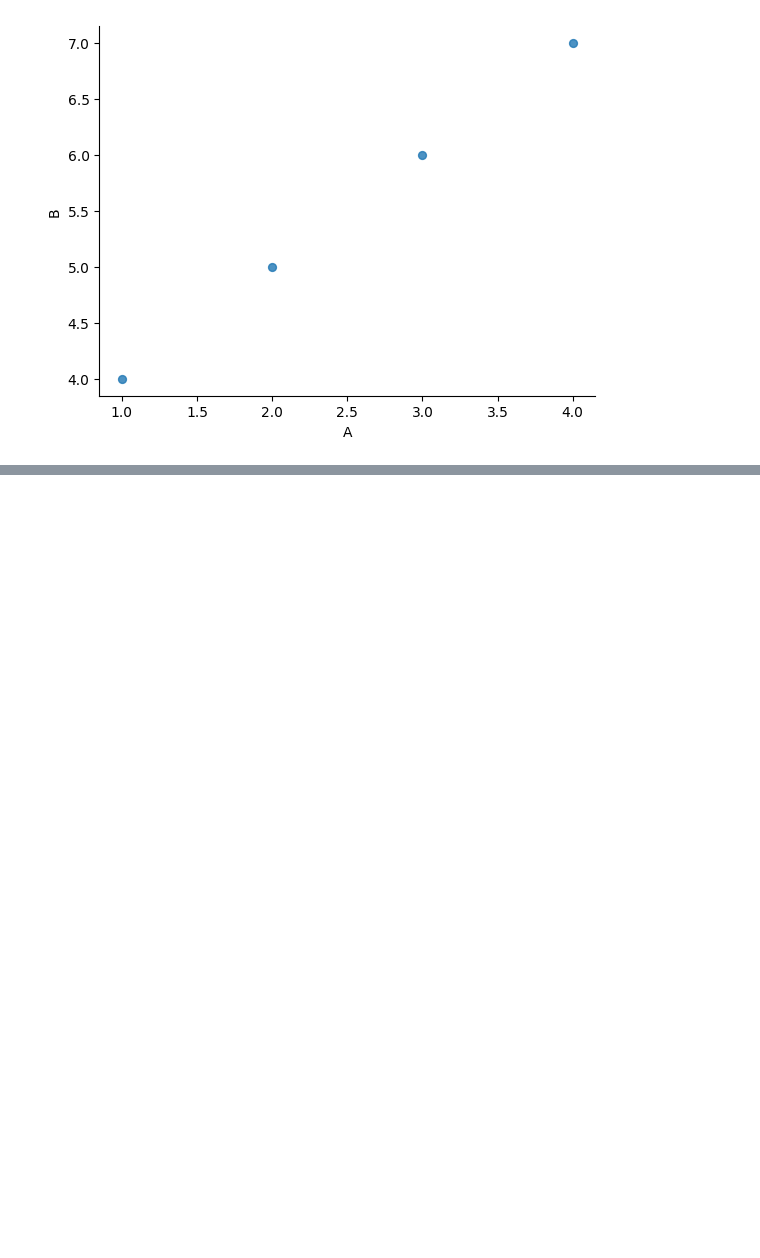
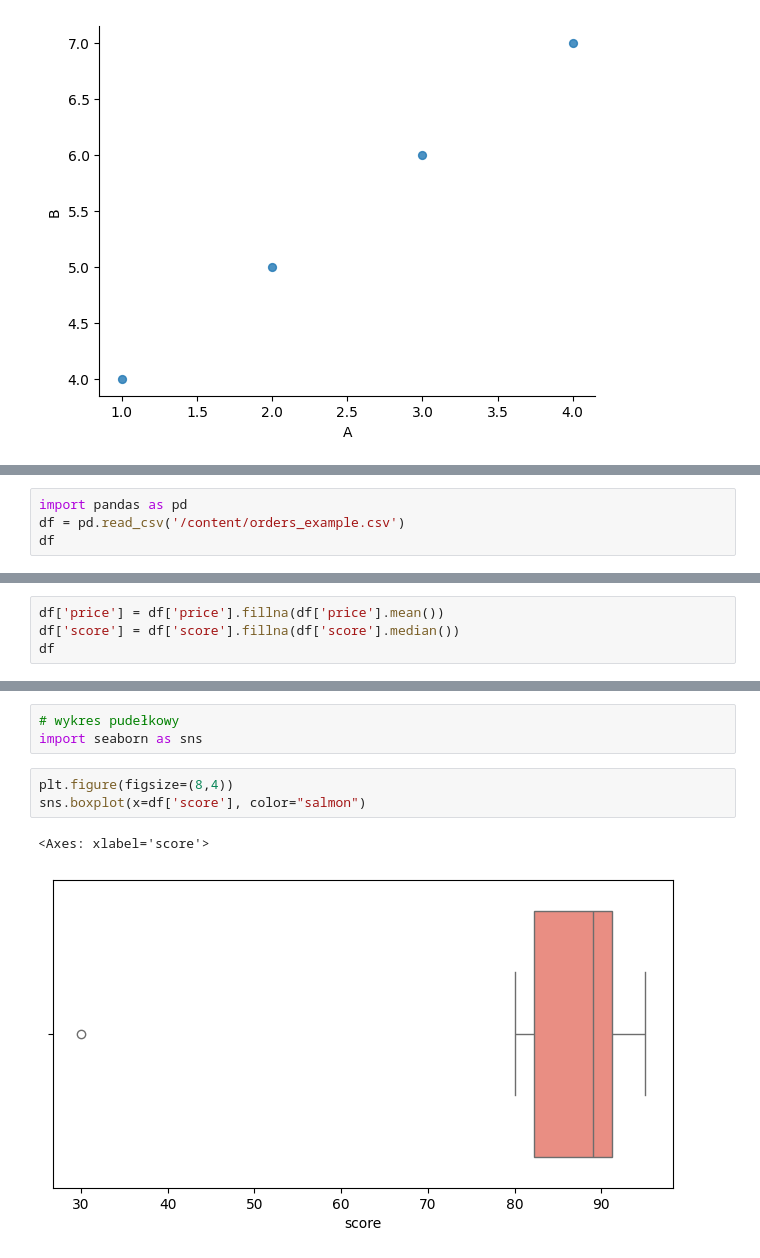
Before and after one commit to rajkonkret/analiza_danych_9_09_2026, a Jupyter notebook: analiza_danych_9_09_2026_zad2.ipynb, the cells around one changed output, grey strips where cells are left out. Drawn from its saved outputs; the diff is of its cells as text; blank space fills up the shorter version.

```diff
--- a/analiza_danych_9_09_2026_zad2.ipynb
+++ b/analiza_danych_9_09_2026_zad2.ipynb
@@ -1971,0 +1974,4 @@ plt.gca().spines[['top', 'right', ]].set_visible(False)
+# %%
+import pandas as pd
+df = pd.read_csv('/content/orders_example.csv')
+df
@@ -1971,0 +1986,4 @@ plt.gca().spines[['top', 'right', ]].set_visible(False)
+# %%
+df['price'] = df['price'].fillna(df['price'].mean())
+df['score'] = df['score'].fillna(df['score'].median())
+df
@@ -1971,0 +1998,9 @@ plt.gca().spines[['top', 'right', ]].set_visible(False)
+# %%
+# wykres pudełkowy
+import seaborn as sns
+# %%
+plt.figure(figsize=(8,4))
+sns.boxplot(x=df['score'], color="salmon")
+# %% [output]
+<Axes: xlabel='score'>
+[figure, added]
```
Also changed, not shown: parts of 3 cells of this notebook.
